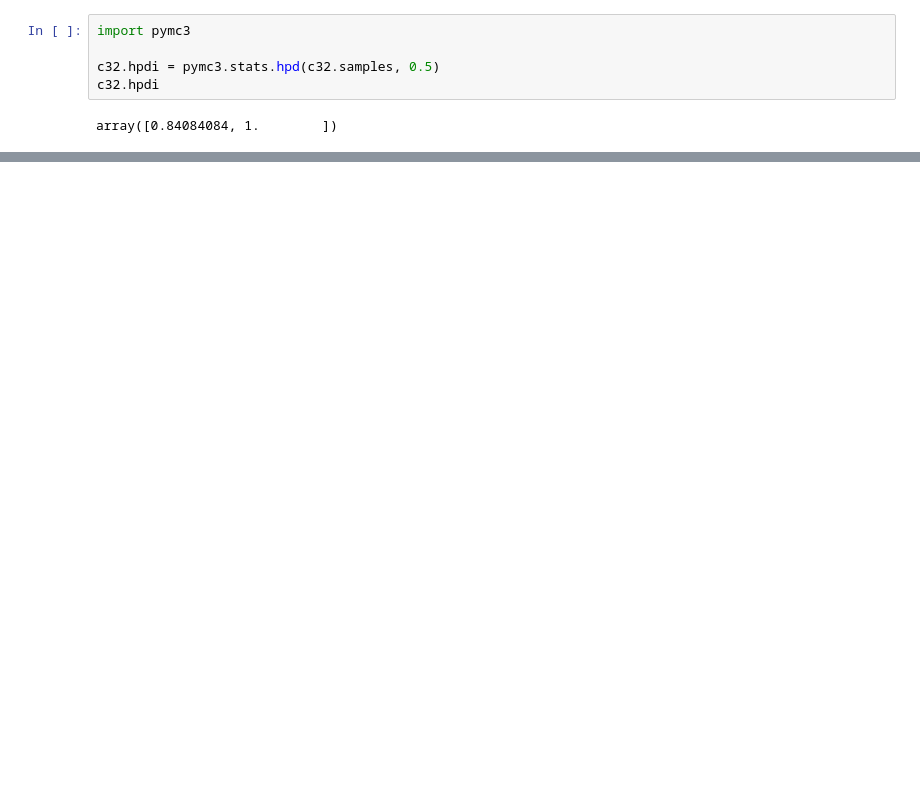
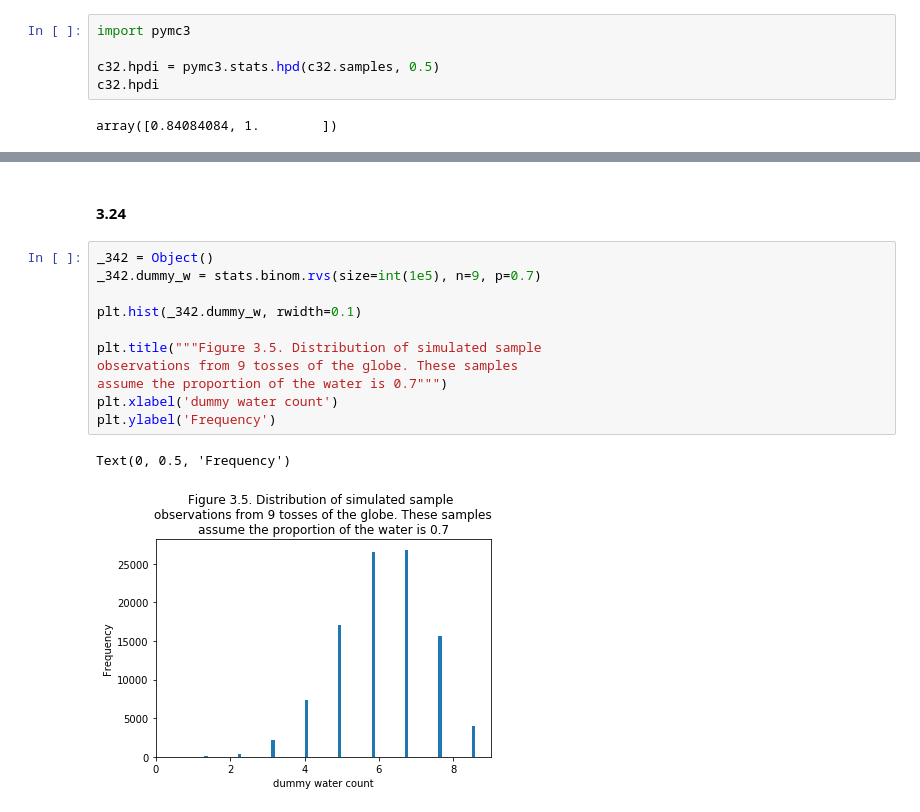
Before and after one commit to alex-kalinin/statistical-rethinking, a Jupyter notebook: py3/3_Sampling_from_the_Imaginary_take_2.ipynb, the cells around one changed output, grey strips where cells are left out. Cells and saved outputs as stored; diff of their text form; blank space fills up the shorter version.

```diff
--- a/py3/3_Sampling_from_the_Imaginary_take_2.ipynb
+++ b/py3/3_Sampling_from_the_Imaginary_take_2.ipynb
@@ -229,0 +255,16 @@ print("50% HPDI:", _ex.hpdi)
+# %% [markdown]
+#### 3.24
+# %%
+_342 = Object()
+_342.dummy_w = stats.binom.rvs(size=int(1e5), n=9, p=0.7)
+
+plt.hist(_342.dummy_w, rwidth=0.1)
+
+plt.title("""Figure 3.5. Distribution of simulated sample
+observations from 9 tosses of the globe. These samples
+assume the proportion of the water is 0.7""")
+plt.xlabel('dummy water count')
+plt.ylabel('Frequency')
+# %% [output]
+Text(0, 0.5, 'Frequency')
+[figure, added]
```
Also changed, not shown: parts of 18 cells of this notebook.
